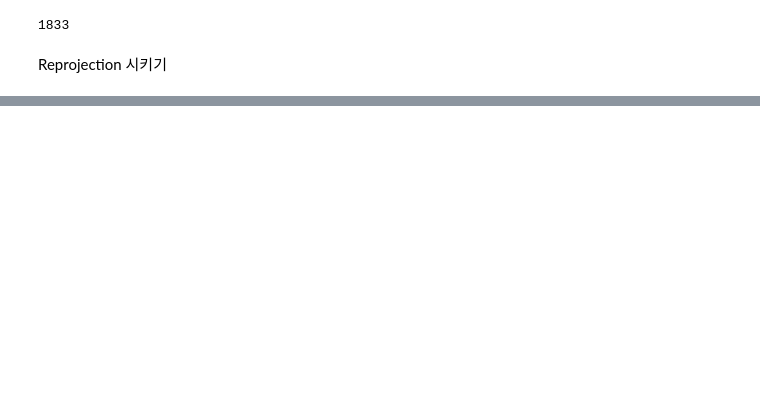
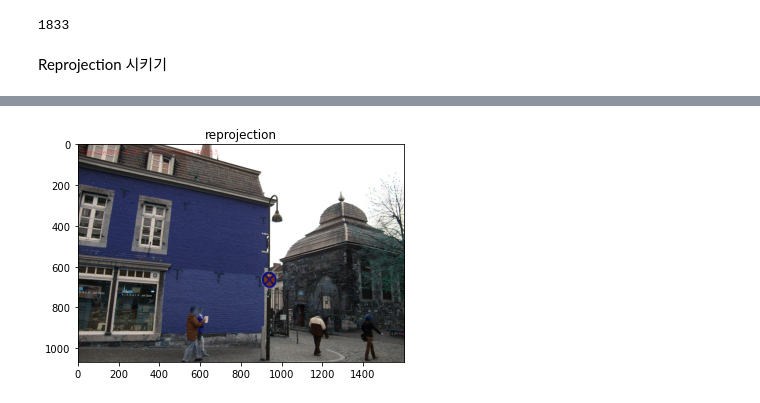
Before and after one commit to engineerjkk/MakingVoxels, a Jupyter notebook: MakingCovisibility.ipynb, the cells around one changed output, grey strips where cells are left out. Cells and saved outputs as stored; diff of their text form; code cells hidden in the pictures; blank space fills up the shorter version.

```diff
--- a/MakingCovisibility.ipynb
+++ b/MakingCovisibility.ipynb
@@ -419,3 +421,83 @@ len(img1565)
 1833
 # %% [markdown]
 Reprojection 시키기
+# %%
+import cv2
+import numpy as np
+import collections
+from pathlib import Path
+
+# hloc_images = read_images_text('images.txt')
+# hloc_points3Ds = read_points3D_text('points3D.txt')
+# hloc_cameras = read_cameras_text('cameras.txt')
+hloc_images=images
+hloc_points3Ds=points3D
+hloc_cameras=cameras
+keys = [630]
+
+for i in range(len(keys)):
+    key = keys[i]
+    tar_img = hloc_images[key]
+    tar_cameras = hloc_cameras[key]
+    tar_camera_header = [tar_cameras.id, tar_cameras.width, tar_cameras.height, *tar_cameras.params]
+    tar_image_header = [tar_img.id, *tar_img.qvec, *tar_img.tvec, tar_img.camera_id, tar_img.name]
+    tar_points_strings = []
+
+    for xy, point3D_id in zip(tar_img.xys, tar_img.point3D_ids):
+        if(point3D_id == -1):
+            continue
+        tar_points_strings.append(" ".join(map(str, [*xy, point3D_id])))
+
+    image_dir =Path('/home/kangjunekoo/DeepLearning_Data/Aachen-Day-Night_dataset/images/images_upright/')
+    path = image_dir / tar_image_header[9]
+    image = cv2.imread(str(path))
+
+    tar_pt_3ds = []
+    mean_error=0
+    for str_points in tar_points_strings:
+        list_str = str_points.split(" ")
+        tmp1 = float(list_str[0])
+        tmp2 = float(list_str[1])
+        point3D_id = int(list_str[2])
+        tar_3dPt = hloc_points3Ds[point3D_id]
+        tar_pt_3ds.append(tar_3dPt.xyz)
+        print("실제 2D x좌표 : ",int(tmp1))
+        print("실제 2D y좌표 : ",int(tmp2))
+
+        image=cv2.circle(image, (int(tmp1), int(tmp2)), 1, (0,255,0), -1)
+        tar_quat = np.array(tar_image_header[1:5])
+        rvec=qvec2rotmat(tar_quat)
+        tar_trans = np.array(tar_image_header[5:8])
+
+        camera_metrix = np.zeros((3, 3), dtype='float32')
+        camera_metrix[0, 0] = tar_camera_header[3]
+        camera_metrix[1, 1] = tar_camera_header[3]
+        camera_metrix[0, 2] = tar_camera_header[4]
+        camera_metrix[1, 2] = tar_camera_header[5]
+        camera_metrix[2, 2] = 1
+        distort=tar_camera_header[6]
+
+
+        imgpoints2, _ = cv2.projectPoints(tar_3dPt.xyz, rvec, tar_trans, camera_metrix, distort)
+        imgpoints2 = np.concatenate(imgpoints2).tolist()
+        imgpoints2 = np.concatenate(imgpoints2).tolist()
+
+        tmp3 = float(imgpoints2[0])
+        tmp4 = float(imgpoints2[1])
+
+        print("3D 좌표 : ", *tar_3dPt.xyz)
+        print("재사영된 2D x좌표 : ",int(tmp3))
+        print("재사영된 2D y좌표 : ",int(tmp4))
+
+        image = cv2.circle(image, (int(tmp3), int(tmp4)), 1, (0, 0, 255), -1)
+        error=cv2.norm((int(tmp1), int(tmp2)),(int(tmp3), int(tmp4)),cv2.NORM_L2)
+        print("Reprojection Error :",error)
+        mean_error+=error
+
+    mean_error=(mean_error)/float(len(tar_pt_3ds))
+    mean_error = str(mean_error)
+    image = cv2.putText(image,"Reprojection Error :"+mean_error, (20, 50), cv2.FONT_HERSHEY_SIMPLEX, 1, (255, 0, 0))
+    plt.imshow(image),plt.title('reprojection')
+    #cv2.imshow('image', image)
+    #cv2.waitKey(0)
+# %% [output]
@@ -421,0 +521 @@ Reprojection 시키기
+[figure, added]
```
Also changed, not shown: parts of 9 cells of this notebook, 2 other files.
